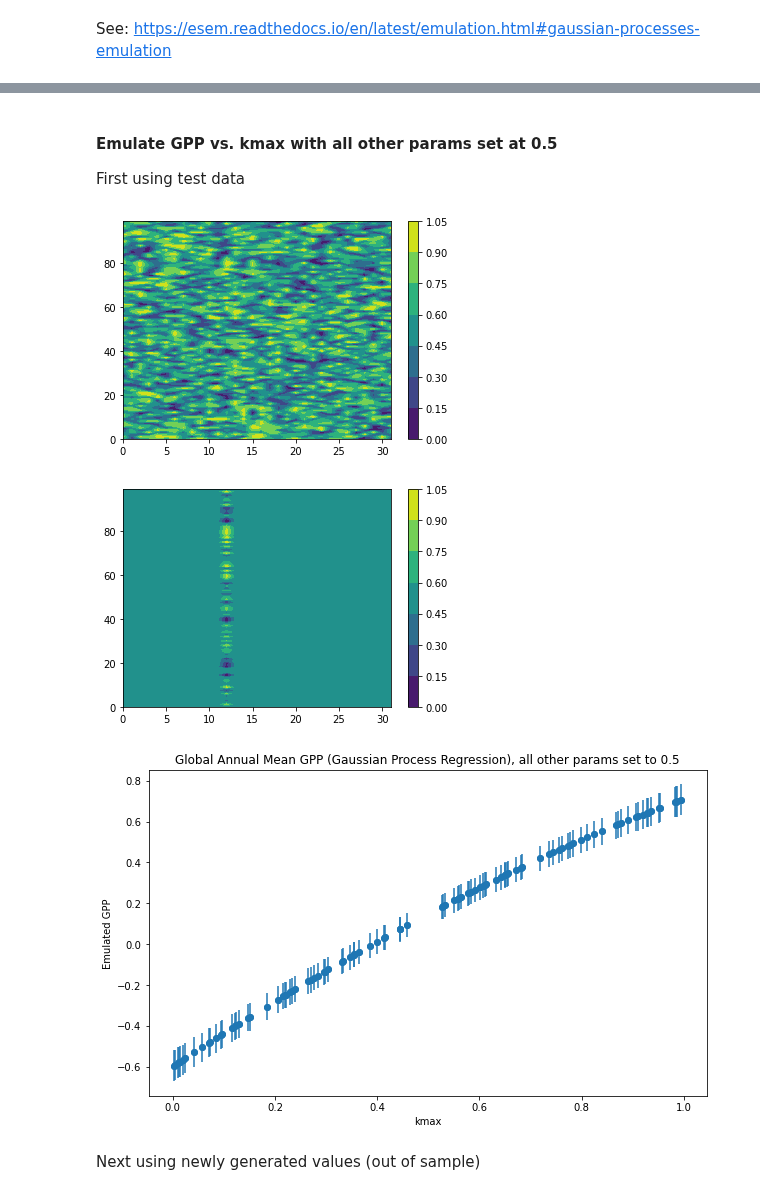
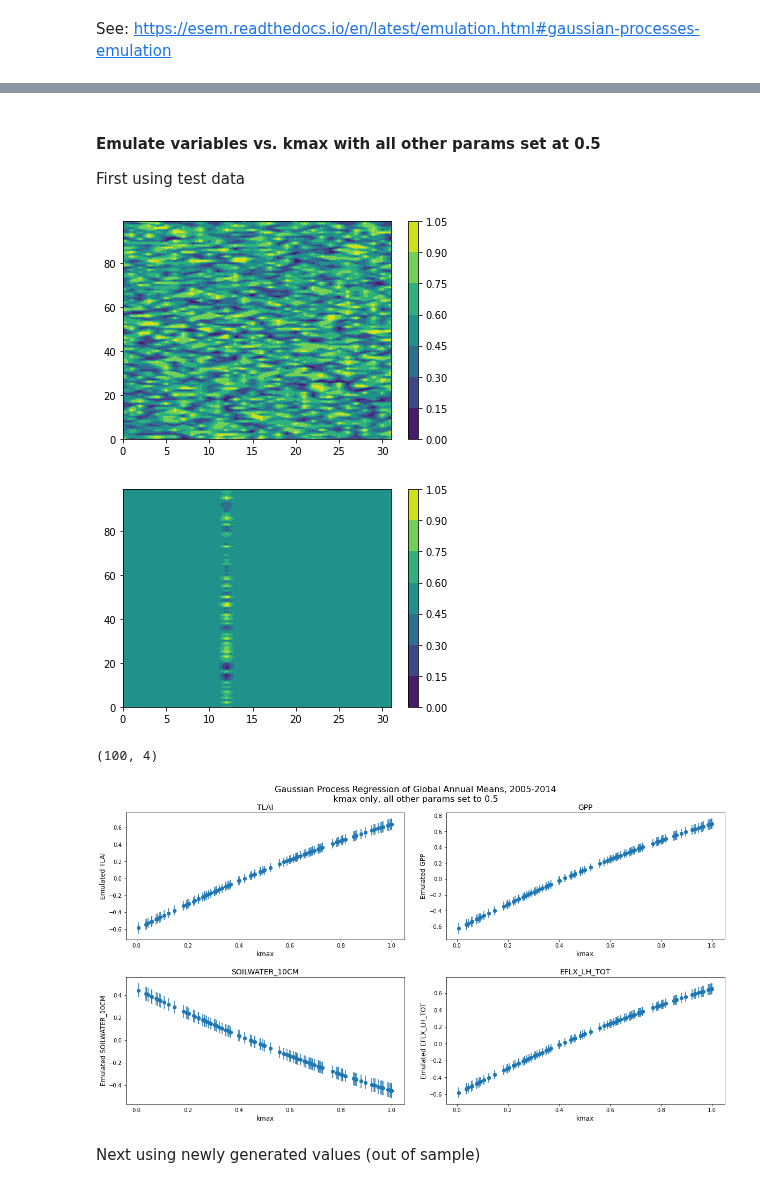
Before and after one commit to djk2120/CLM5PPE, a Jupyter notebook: pyth/LHC_emulation.ipynb, the cells around one changed output, grey strips where cells are left out. Saved outputs shown, nothing was run; the diff lists cells and outputs as text; code cells hidden in the pictures.

```diff
--- a/pyth/LHC_emulation.ipynb
+++ b/pyth/LHC_emulation.ipynb
@@ -78,0 +68,3 @@ plt.hist(y_scale);
+# %%
+yt = y.transpose()
+yt.shape
@@ -78,0 +73,2 @@ plt.hist(y_scale);
+# %%
+y_scale = (yt - yt.mean(dim='ens'))/yt.std(dim='ens')
@@ -138,34 +150,42 @@ plt.title('Global Annual Mean GPP (Gaussian Process Regression)');
 # %% [markdown]
-#### Emulate GPP vs. kmax with all other params set at 0.5
+#### Emulate variables vs. kmax with all other params set at 0.5
 First using test data
 # %%
 plt.contourf(x_test_GP)
 plt.colorbar();
 # %% [output]
-[figure, old version]
+[figure, new version]
 # %%
 x_test_GP_kmax = x_test_GP.where(x_test_GP.param=='kmax', other=0.5)
 # %%
 plt.contourf(x_test_GP_kmax)
 plt.colorbar();
 # %% [output]
-[figure, old version]
+[figure, new version]
 # %%
 # Testing data for prediction
 y_pred_kmax, sigma = gp.predict(x_test_GP_kmax, return_std=True)
+# %%
+sigma.shape
+# %% [output]
+(100, 4)
 # %%
-plt.figure(figsize=(10,6))
-plt.scatter(x_test_GP.sel(param='kmax'), y_pred_kmax)
-plt.xlabel('kmax')
-plt.ylabel('Emulated GPP')
+fig, axs = plt.subplots(nrows=2, ncols=2, figsize=(20,10))
+ax = axs.ravel()
 
-# standard deviation as error bars
-plt.errorbar(x_test_GP.sel(param='kmax') ,y_pred_kmax, yerr=sigma, fmt="o")
+for i,v in enumerate(y['var'].values):
+    ax[i].scatter(x_test_GP.sel(param='kmax'),y_pred_kmax[:,i])
+    ax[i].set_xlabel('kmax', fontsize=12)
+    ax[i].set_ylabel('Emulated '+str(v), fontsize=12)
+    # standard deviation as error bars
+    ax[i].errorbar(x_test_GP.sel(param='kmax'),y_pred_kmax[:,i], yerr=sigma[:,i], fmt="o")
+    ax[i].set_title(str(v), fontsize=14)
 
-plt.title('Global Annual Mean GPP (Gaussian Process Regression), all other params set to 0.5');
-#plt.savefig('../figs/lhc/GPP_GM_AM_GPR_kmax_testdata.png', bbox_inches='tight')
+fig.suptitle('Gaussian Process Regression of Global Annual Means, 2005-2014\nkmax only, all other params set to 0.5', y=0.95, fontsize=16)
+plt.subplots_adjust(wspace=0.15, hspace=0.3);
+#plt.savefig('../figs/lhc/fourvars_GM_AM_GPR_kmax_testdata_'+str(yr0)+'-'+str(yr1)+'.png', bbox_inches='tight')
 # %% [output]
-[figure, old version]
+[figure, new version]
 # %% [markdown]
 Next using newly generated values (out of sample)
 # %%
```
Also changed, not shown: parts of 33 cells of this notebook, 7 other files.
